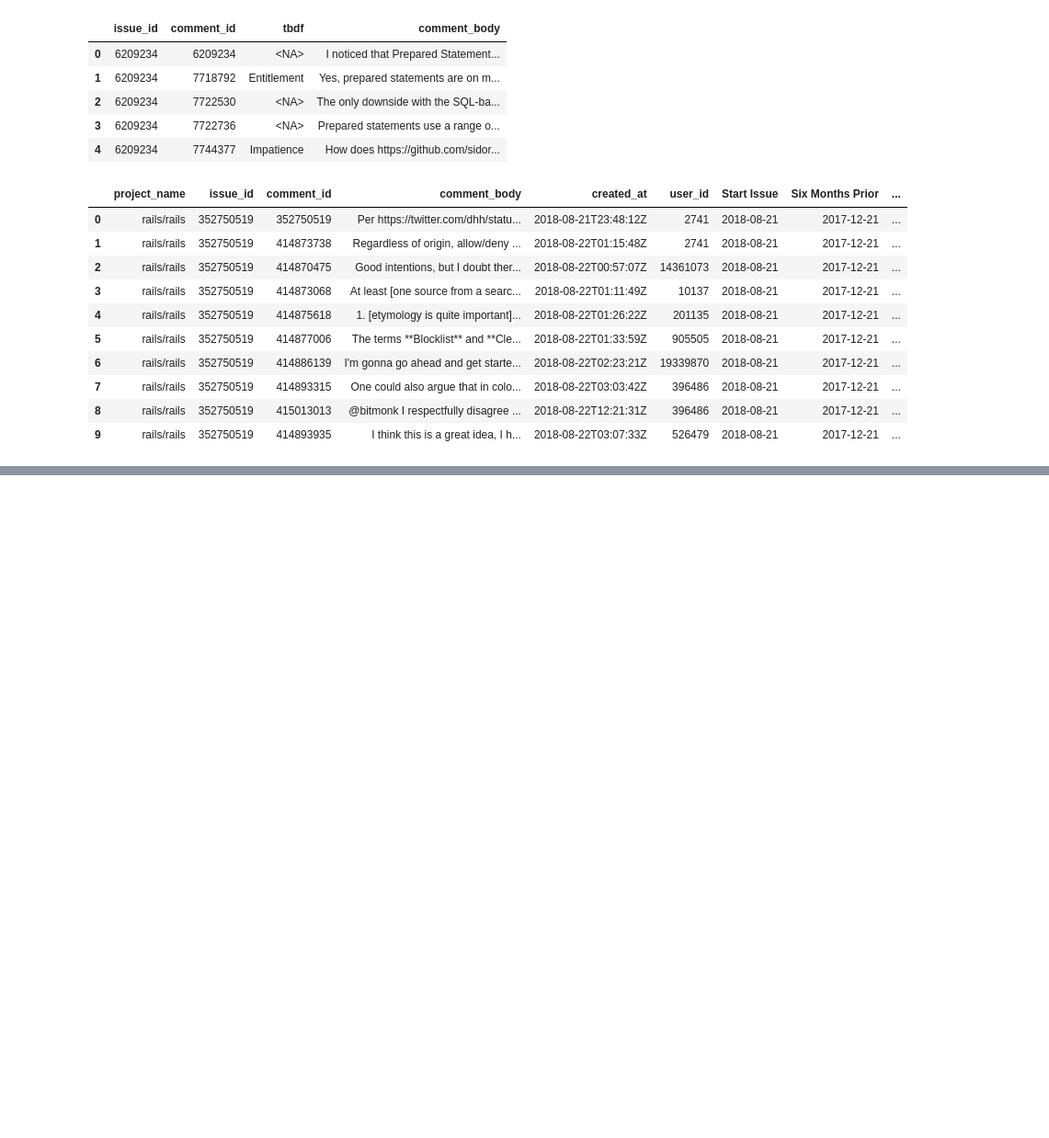
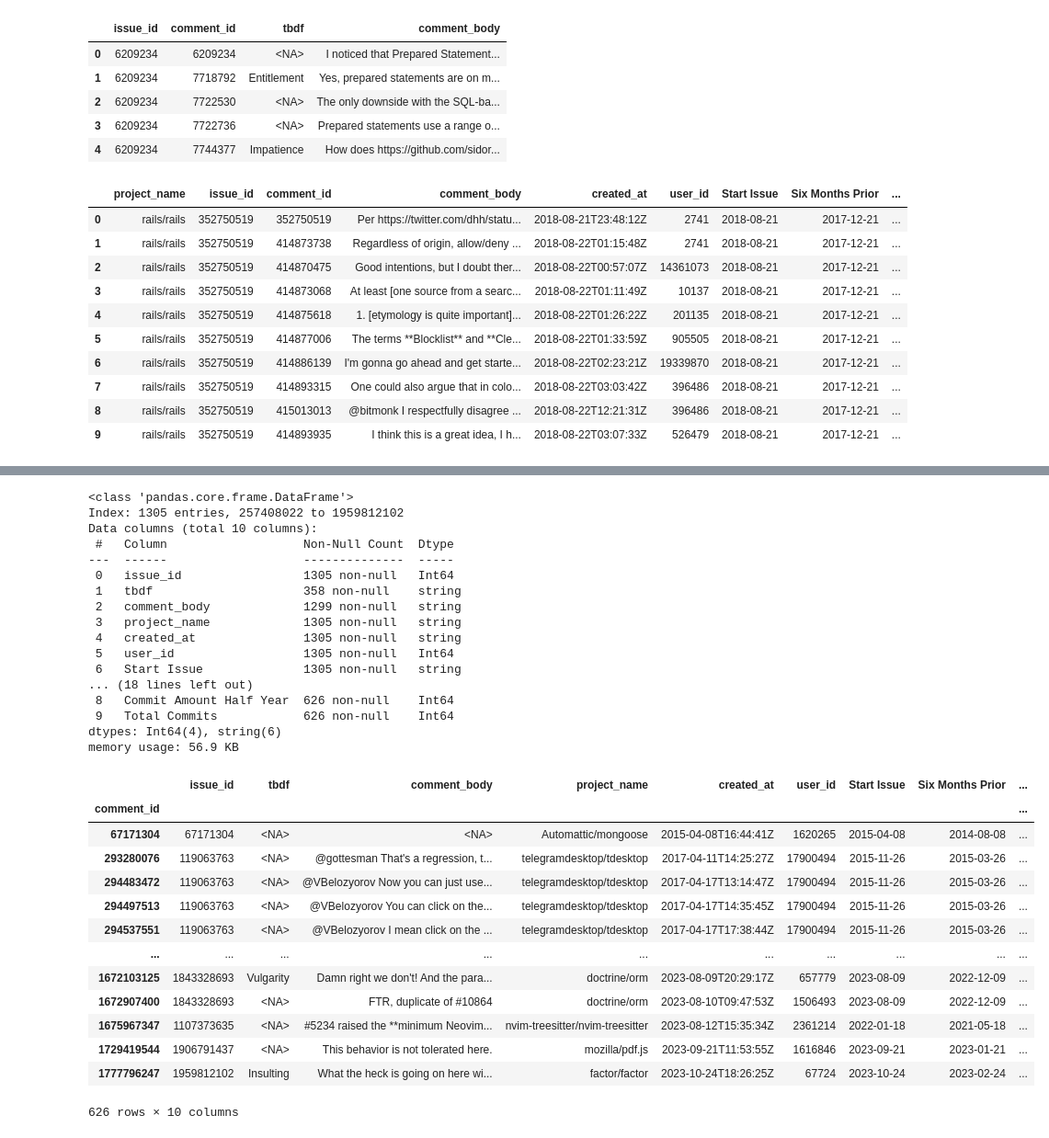
Before and after one commit to JorisParee/incivility-dataset_2IMP40, a Jupyter notebook: RQs/RQ1-new.ipynb, the cells around one changed output, grey strips where cells are left out. Shown at 92% size. Saved outputs shown, nothing was run; the diff lists cells and outputs as text; code cells hidden in the pictures; blank space fills up the shorter version.

```diff
--- a/RQs/RQ1-new.ipynb
+++ b/RQs/RQ1-new.ipynb
@@ -54,0 +75,42 @@ all_info
+# %%
+full_zero = full_df[full_df['Commit Amount Half Year'] == 0]
+full_commit = full_df[full_df['Commit Amount Half Year'] > 0]
+
+full_zero.info()
+full_commit.info()
+
+full_commit
+
+## 1923 comments, 67.6% no commits (not necessarily distinct users)
+# %% [output]
+<class 'pandas.core.frame.DataFrame'>
+Index: 1305 entries, 257408022 to 1959812102
+Data columns (total 10 columns):
+ #   Column                   Non-Null Count  Dtype
+---  ------                   --------------  -----
+ 0   issue_id                 1305 non-null   Int64
+ 1   tbdf                     358 non-null    string
+ 2   comment_body             1299 non-null   string
+ 3   project_name             1305 non-null   string
+ 4   created_at               1305 non-null   string
+ 5   user_id                  1305 non-null   Int64
+ 6   Start Issue              1305 non-null   string
+... (18 lines left out)
+ 8   Commit Amount Half Year  626 non-null    Int64
+ 9   Total Commits            626 non-null    Int64
+dtypes: Int64(4), string(6)
+memory usage: 56.9 KB
+|  | issue_id | tbdf | comment_body | project_name | created_at | user_id | Start Issue | Six Months Prior | ... |
+| comment_id |  |  |  |  |  |  |  |  | ... |
+| 67171304 | 67171304 | <NA> | <NA> | Automattic/mongoose | 2015-04-08T16:44:41Z | 1620265 | 2015-04-08 | 2014-08-08 | ... |
+| 293280076 | 119063763 | <NA> | @gottesman That's a regression, t... | telegramdesktop/tdesktop | 2017-04-11T14:25:27Z | 17900494 | 2015-11-26 | 2015-03-26 | ... |
+| 294483472 | 119063763 | <NA> | @VBelozyorov Now you can just use... | telegramdesktop/tdesktop | 2017-04-17T13:14:47Z | 17900494 | 2015-11-26 | 2015-03-26 | ... |
+| 294497513 | 119063763 | <NA> | @VBelozyorov You can click on the... | telegramdesktop/tdesktop | 2017-04-17T14:35:45Z | 17900494 | 2015-11-26 | 2015-03-26 | ... |
+| 294537551 | 119063763 | <NA> | @VBelozyorov I mean click on the ... | telegramdesktop/tdesktop | 2017-04-17T17:38:44Z | 17900494 | 2015-11-26 | 2015-03-26 | ... |
+| ... | ... | ... | ... | ... | ... | ... | ... | ... | ... |
+| 1672103125 | 1843328693 | Vulgarity | Damn right we don't! And the para... | doctrine/orm | 2023-08-09T20:29:17Z | 657779 | 2023-08-09 | 2022-12-09 | ... |
+| 1672907400 | 1843328693 | <NA> | FTR, duplicate of #10864 | doctrine/orm | 2023-08-10T09:47:53Z | 1506493 | 2023-08-09 | 2022-12-09 | ... |
+| 1675967347 | 1107373635 | <NA> | #5234 raised the **minimum Neovim... | nvim-treesitter/nvim-treesitter | 2023-08-12T15:35:34Z | 2361214 | 2022-01-18 | 2021-05-18 | ... |
+| 1729419544 | 1906791437 | <NA> | This behavior is not tolerated here. | mozilla/pdf.js | 2023-09-21T11:53:55Z | 1616846 | 2023-09-21 | 2023-01-21 | ... |
+| 1777796247 | 1959812102 | Insulting | What the heck is going on here wi... | factor/factor | 2023-10-24T18:26:25Z | 67724 | 2023-10-24 | 2023-02-24 | ... |
+626 rows × 10 columns
```
Also changed, not shown: parts of 3 cells of this notebook.
